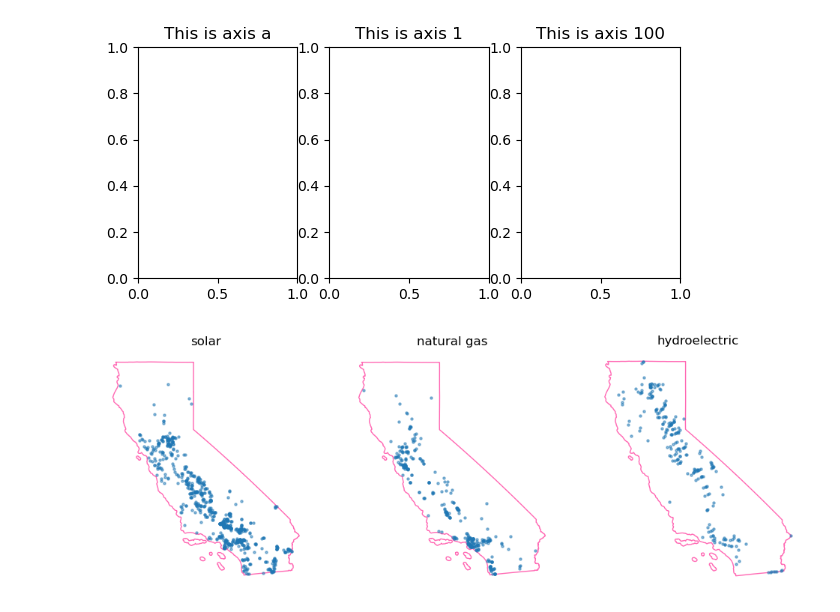
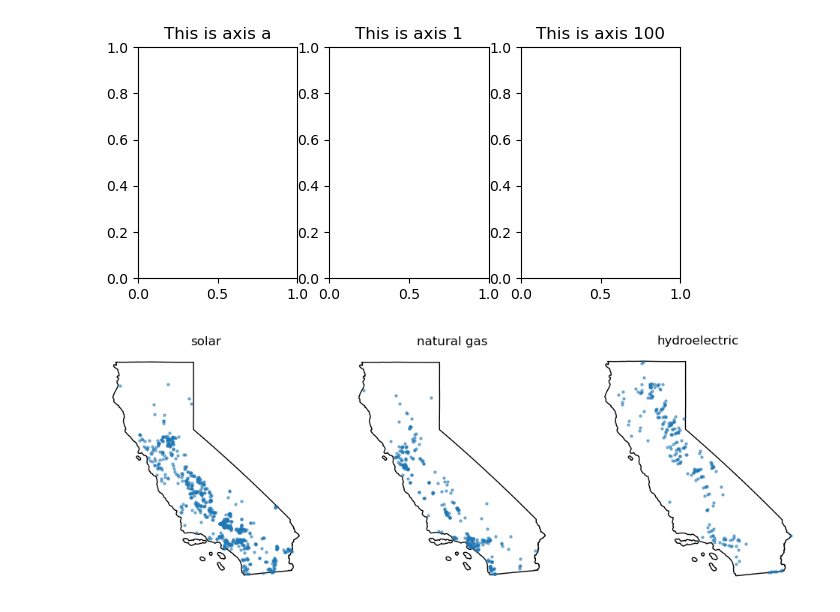
Before and after one commit to carmengg/eds220-2025-in-class, a Jupyter notebook: week5-streamline-your-code.ipynb, the cells around one changed output. Saved outputs shown, nothing was run; the diff lists cells and outputs as text; code cells hidden in the pictures.

```diff
--- a/week5-streamline-your-code.ipynb
+++ b/week5-streamline-your-code.ipynb
@@ -348,20 +348,19 @@ ca_boundary = states[states['name'] == "California"].copy()
 # %%
 fig, ax = plt.subplots(figsize=(12,6), nrows=1, ncols=3)
 
-for ax, i in zip(ax, top_sources):
+for axis, source in zip(ax, top_sources):
 
-    ax.set_title(i)
+    axis.set_title(source)
+    axis.axis('off')
 
-    ax.axis('off')
+    ca_boundary.plot(ax=axis,
+                     color='none')
 
-    ca_boundary.plot(ax=ax,
-                     color='none',
-                     edgecolor='hotpink')
-
-    ca_power_plants[ca_power_plants['primsource'] == i].plot(ax=ax,
-                                                             markersize=5,
-                                                             alpha=0.5)
+    source_subset = ca_power_plants[ca_power_plants['primsource'] == source]
+    source_subset.plot(ax=axis,
+                    markersize=5,
+                    alpha=0.5)
 
 plt.show()
 # %% [output]
-[figure, old version]
+[figure, new version]
```
Also changed, not shown: parts of 3 cells of this notebook, 1 other file.
